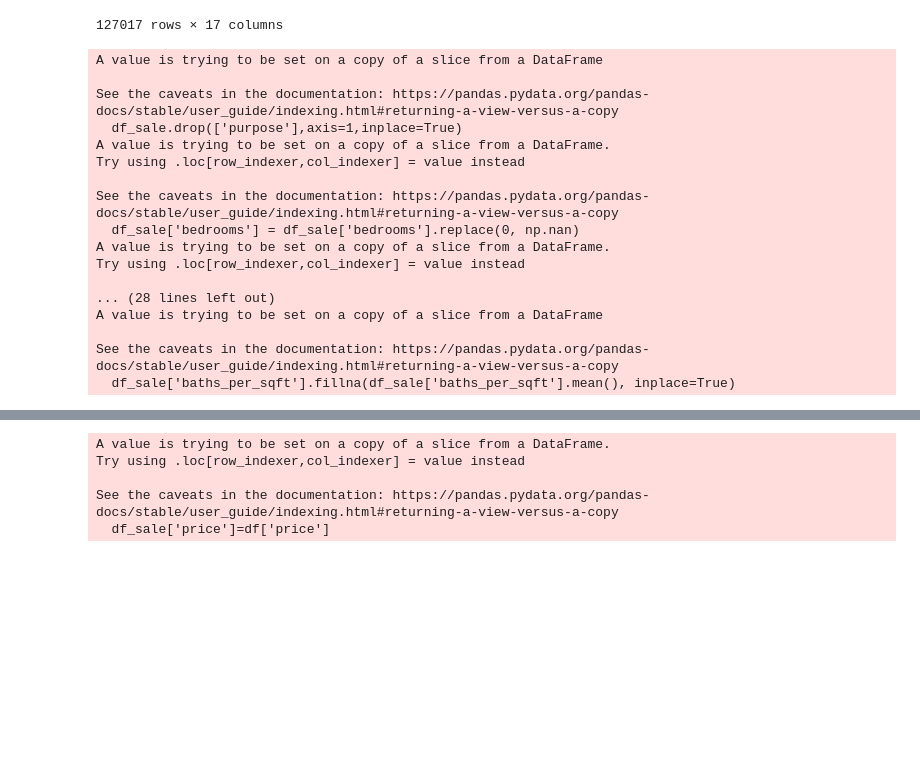
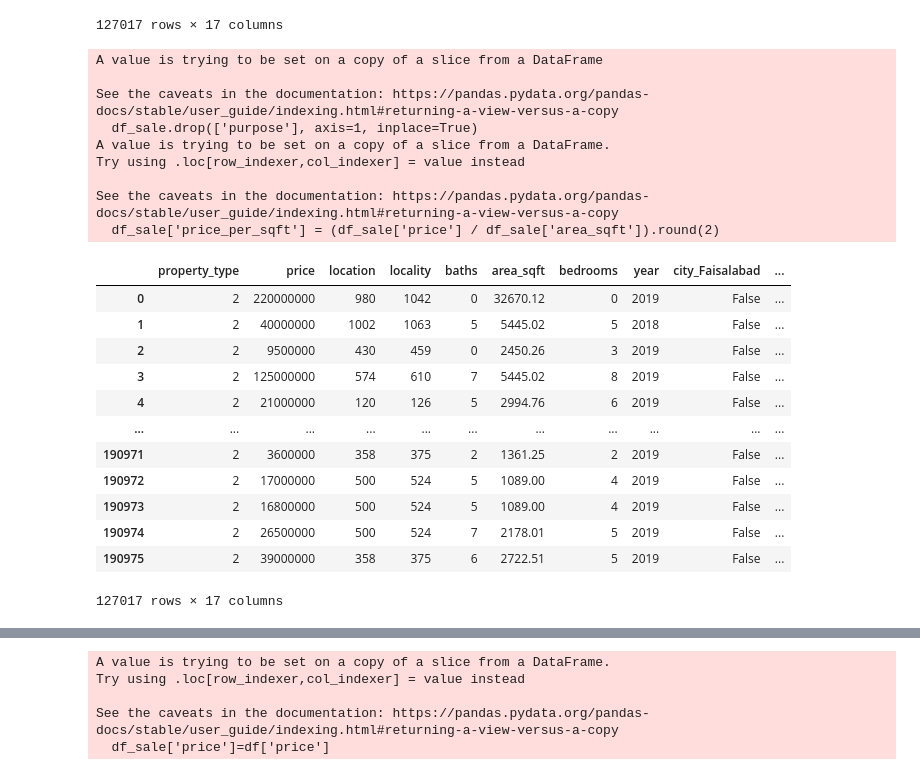
Before and after one commit to ProgrammerRez/Property-Price-Evaluation, a Jupyter notebook: Model_Prep.ipynb, the cells around one changed output, grey strips where cells are left out. Saved outputs shown, nothing was run; the diff lists cells and outputs as text; code cells hidden in the pictures; blank space fills up the shorter version.

```diff
--- a/Model_Prep.ipynb
+++ b/Model_Prep.ipynb
@@ -592,34 +569,34 @@ See the caveats in the documentation: https://pandas.pydata.org/pandas-docs/stab
 | 190975 | 2 | 39000000 | 358 | 375 | 6 | 2722.51 | 1 | 5 | 2019 | ... |
 127017 rows × 17 columns
 # %%
-df_sale.drop(['purpose'],axis=1,inplace=True)
-# Optional: Preview columns to ensure they exist
-# Replace 0s with NaN to prevent division errors
-df_sale['bedrooms'] = df_sale['bedrooms'].replace(0, np.nan)
-df_sale['baths'] = df_sale['baths'].replace(0, np.nan)
+import numpy as np
 
-# Compute per sqft features safely using float division
-df_sale['bedrooms_per_sqft'] = (df_sale['area_sqft'] / df_sale['bedrooms']).round(2)
-df_sale['baths_per_sqft'] = (df_sale['area_sqft'] / df_sale['baths']).round(2)
+# Drop 'purpose' column
+df_sale.drop(['purpose'], axis=1, inplace=True)
 
-# Fill NaNs with the mean of each column
-df_sale['bedrooms_per_sqft'].fillna(df_sale['bedrooms_per_sqft'].mean(), inplace=True)
-df_sale['baths_per_sqft'].fillna(df_sale['baths_per_sqft'].mean(), inplace=True)
+df_sale['price_per_sqft'] = (df_sale['price'] / df_sale['area_sqft']).round(2)
+
+df_sale
 # %% [output]
 A value is trying to be set on a copy of a slice from a DataFrame
 
 See the caveats in the documentation: https://pandas.pydata.org/pandas-docs/stable/user_guide/indexing.html#returning-a-view-versus-a-copy
-  df_sale.drop(['purpose'],axis=1,inplace=True)
+  df_sale.drop(['purpose'], axis=1, inplace=True)
 A value is trying to be set on a copy of a slice from a DataFrame.
 Try using .loc[row_indexer,col_indexer] = value instead
 
 See the caveats in the documentation: https://pandas.pydata.org/pandas-docs/stable/user_guide/indexing.html#returning-a-view-versus-a-copy
-  df_sale['bedrooms'] = df_sale['bedrooms'].replace(0, np.nan)
-A value is trying to be set on a copy of a slice from a DataFrame.
-Try using .loc[row_indexer,col_indexer] = value instead
-
-... (28 lines left out)
-A value is trying to be set on a copy of a slice from a DataFrame
-
-See the caveats in the documentation: https://pandas.pydata.org/pandas-docs/stable/user_guide/indexing.html#returning-a-view-versus-a-copy
-  df_sale['baths_per_sqft'].fillna(df_sale['baths_per_sqft'].mean(), inplace=True)
+  df_sale['price_per_sqft'] = (df_sale['price'] / df_sale['area_sqft']).round(2)
+|  | property_type | price | location | locality | baths | area_sqft | bedrooms | year | city_Faisalabad | ... |
+| 0 | 2 | 220000000 | 980 | 1042 | 0 | 32670.12 | 0 | 2019 | False | ... |
+| 1 | 2 | 40000000 | 1002 | 1063 | 5 | 5445.02 | 5 | 2018 | False | ... |
+| 2 | 2 | 9500000 | 430 | 459 | 0 | 2450.26 | 3 | 2019 | False | ... |
+| 3 | 2 | 125000000 | 574 | 610 | 7 | 5445.02 | 8 | 2019 | False | ... |
+| 4 | 2 | 21000000 | 120 | 126 | 5 | 2994.76 | 6 | 2019 | False | ... |
+| ... | ... | ... | ... | ... | ... | ... | ... | ... | ... | ... |
+| 190971 | 2 | 3600000 | 358 | 375 | 2 | 1361.25 | 2 | 2019 | False | ... |
+| 190972 | 2 | 17000000 | 500 | 524 | 5 | 1089.00 | 4 | 2019 | False | ... |
+| 190973 | 2 | 16800000 | 500 | 524 | 5 | 1089.00 | 4 | 2019 | False | ... |
+| 190974 | 2 | 26500000 | 500 | 524 | 7 | 2178.01 | 5 | 2019 | False | ... |
+| 190975 | 2 | 39000000 | 358 | 375 | 6 | 2722.51 | 5 | 2019 | False | ... |
+127017 rows × 17 columns
```
Also changed, not shown: parts of 104 cells of this notebook, 2 other files.
